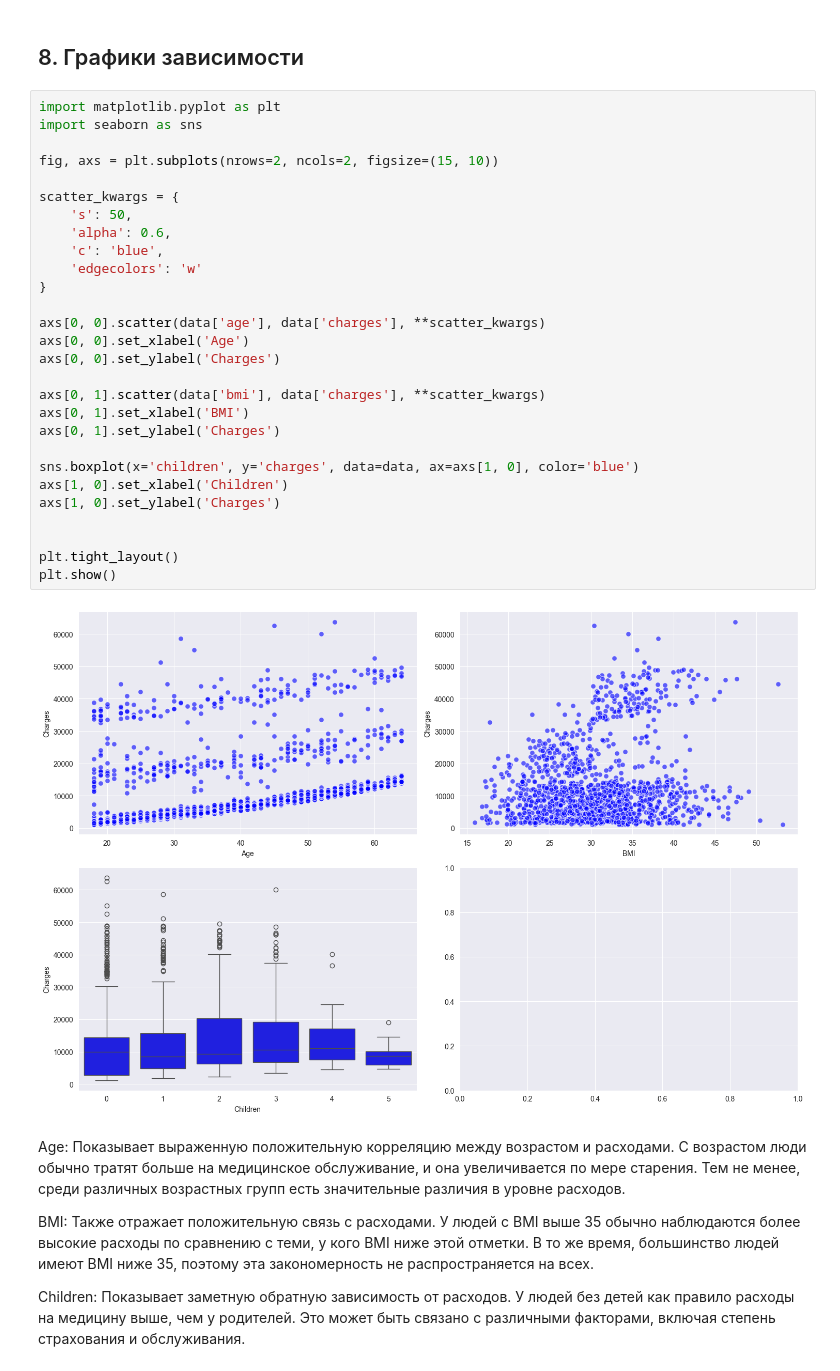
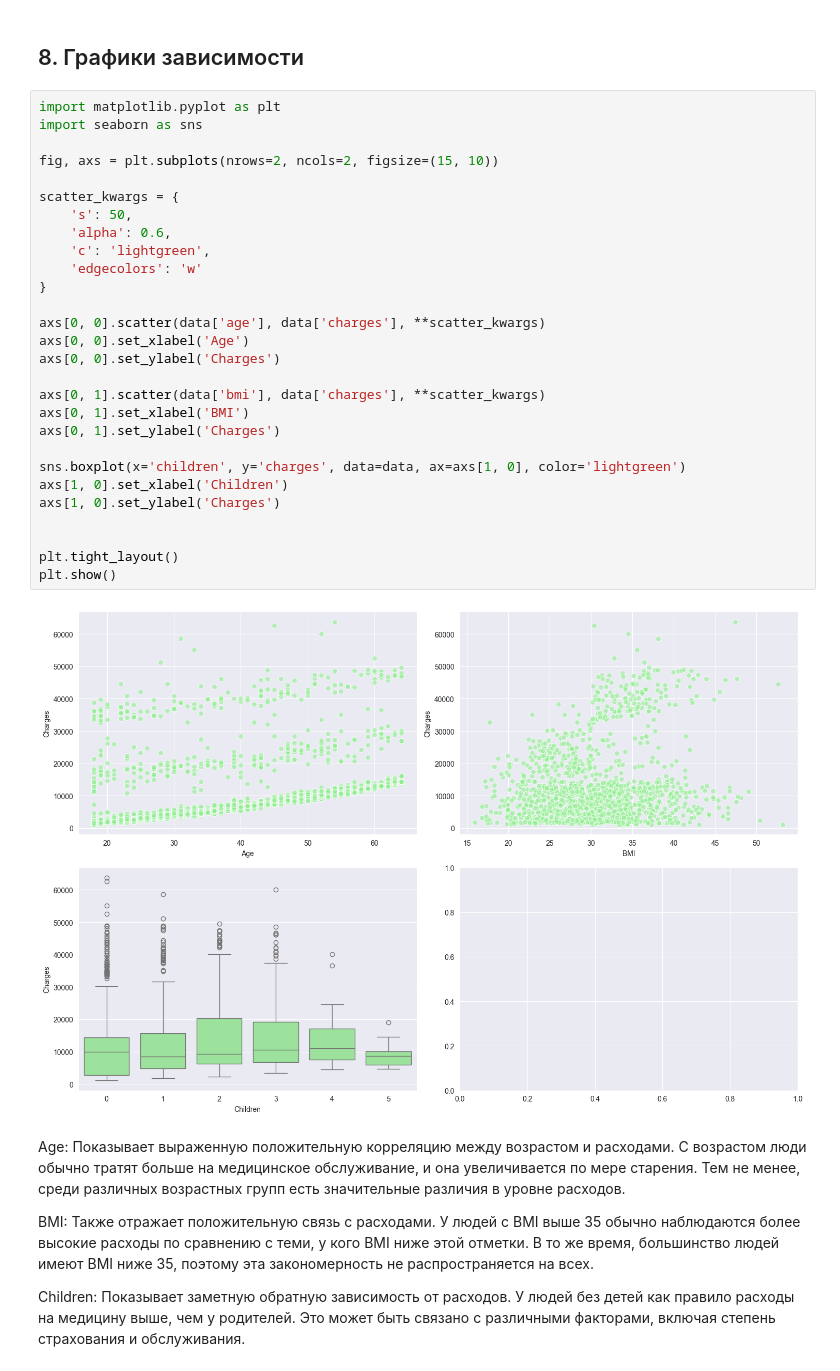
Before and after one commit to TaburinskyYakov1/Taburinsky_Yakov_BIVT-21-4, a Jupyter notebook: Taburinsky_lab2.ipynb, the cells around one changed output. Saved outputs shown, nothing was run; the diff lists cells and outputs as text.

```diff
--- a/Taburinsky_lab2.ipynb
+++ b/Taburinsky_lab2.ipynb
@@ -154,33 +154,33 @@ plt.show()
 # %%
 import matplotlib.pyplot as plt
 import seaborn as sns
 
 fig, axs = plt.subplots(nrows=2, ncols=2, figsize=(15, 10))
 
 scatter_kwargs = {
     's': 50,
     'alpha': 0.6,
-    'c': 'blue',
+    'c': 'lightgreen',
     'edgecolors': 'w'
 }
 
 axs[0, 0].scatter(data['age'], data['charges'], **scatter_kwargs)
 axs[0, 0].set_xlabel('Age')
 axs[0, 0].set_ylabel('Charges')
 
 axs[0, 1].scatter(data['bmi'], data['charges'], **scatter_kwargs)
 axs[0, 1].set_xlabel('BMI')
 axs[0, 1].set_ylabel('Charges')
 
-sns.boxplot(x='children', y='charges', data=data, ax=axs[1, 0], color='blue')
+sns.boxplot(x='children', y='charges', data=data, ax=axs[1, 0], color='lightgreen')
 axs[1, 0].set_xlabel('Children')
 axs[1, 0].set_ylabel('Charges')
 
 
 plt.tight_layout()
 plt.show()
 # %% [output]
-[figure, old version]
+[figure, new version]
 # %% [markdown]
 Age: Показывает выраженную положительную корреляцию между возрастом и расходами. С возрастом люди обычно тратят больше на медицинское обслуживание, и она увеличивается по мере старения. Тем не менее, среди различных возрастных групп есть значительные различия в уровне расходов.
 
```
